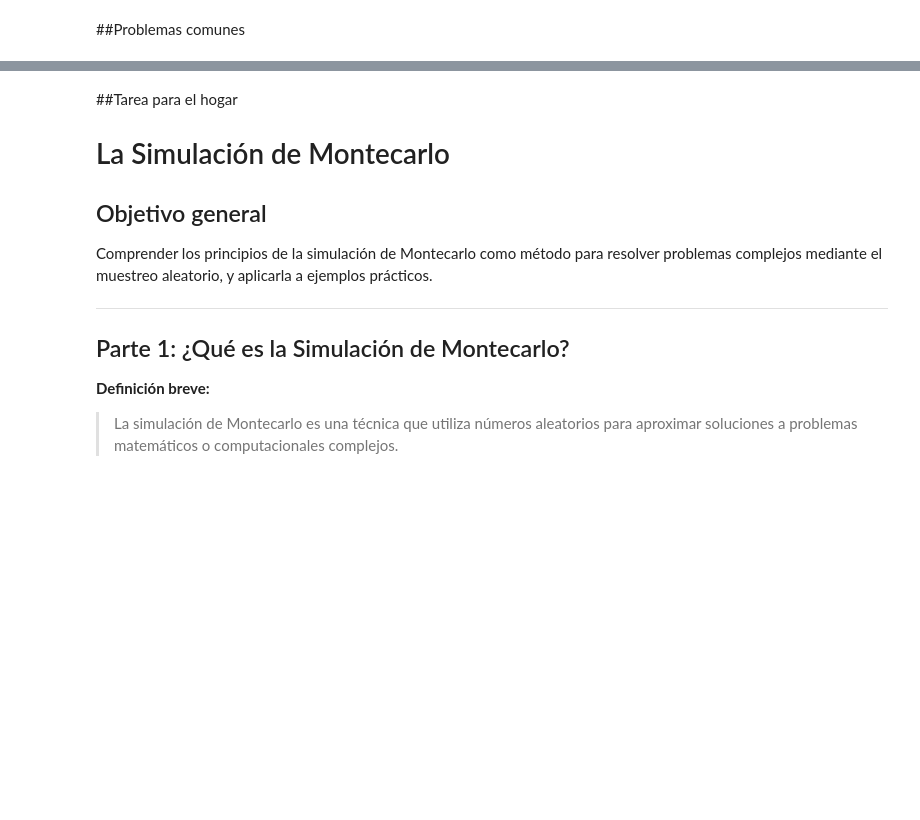
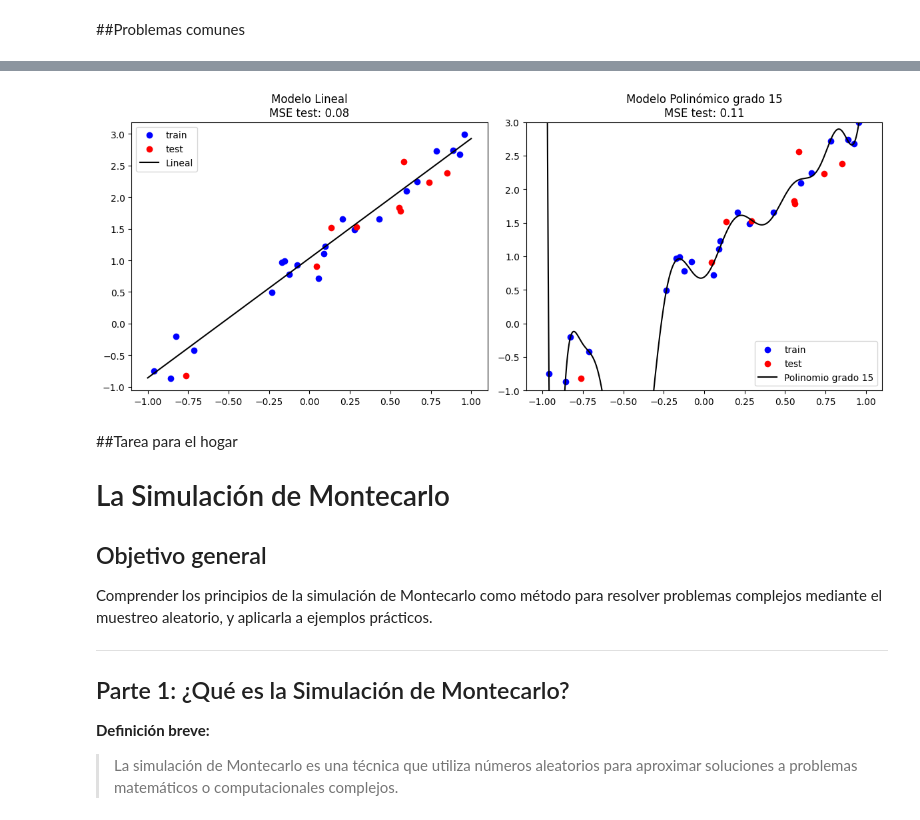
Before and after one commit to Reconocimiento-de-patrones-UNQ/Clase1, a Jupyter notebook: viernes30.ipynb, the cells around one changed output, grey strips where cells are left out. Saved outputs shown, nothing was run; the diff lists cells and outputs as text; code cells hidden in the pictures; blank space fills up the shorter version.

```diff
--- a/viernes30.ipynb
+++ b/viernes30.ipynb
@@ -283,6 +290,63 @@ bioinformática, los features (características) son equivalentes a las dimensio
     Muchos estudiantes creen que un buen ajuste implica buena predicción → falso.
 
     Tenés que mostrar la importancia de evaluar con datos que el modelo no vio.
+# %%
+import numpy as np
+import matplotlib.pyplot as plt
+from sklearn.linear_model import LinearRegression
+from sklearn.preprocessing import PolynomialFeatures
+from sklearn.pipeline import make_pipeline
+from sklearn.model_selection import train_test_split
+from sklearn.metrics import mean_squared_error
+
+# 1. Generar datos lineales con ruido
+np.random.seed(0)
+n = 30
+X = np.sort(np.random.rand(n) * 2 - 1).reshape(-1, 1)  # valores entre -1 y 1
+y = 2 * X.squeeze() + 1 + np.random.normal(0, 0.2, n)  # y = 2x + 1 + ruido
+
+# 2. Separar en train y test
+X_train, X_test, y_train, y_test = train_test_split(X, y, test_size=0.3, random_state=1)
+
+# 3. Modelos
+model_lineal = LinearRegression()
+model_poli15 = make_pipeline(PolynomialFeatures(degree=15), LinearRegression())
+
+model_lineal.fit(X_train, y_train)
+model_poli15.fit(X_train, y_train)
+
+# 4. Predicciones
+x_plot = np.linspace(-1, 1, 500).reshape(-1, 1)
+y_pred_lineal = model_lineal.predict(x_plot)
+y_pred_poli15 = model_poli15.predict(x_plot)
+
+# 5. Errores
+mse_lineal = mean_squared_error(y_test, model_lineal.predict(X_test))
+mse_poli15 = mean_squared_error(y_test, model_poli15.predict(X_test))
+
+# 6. Graficar
+plt.figure(figsize=(12, 5))
+
+# Lineal
+plt.subplot(1, 2, 1)
+plt.scatter(X_train, y_train, label="train", color="blue")
+plt.scatter(X_test, y_test, label="test", color="red")
+plt.plot(x_plot, y_pred_lineal, color="black", label="Lineal")
+plt.title(f"Modelo Lineal\nMSE test: {mse_lineal:.2f}")
+plt.legend()
+
+# Polinómico
+plt.subplot(1, 2, 2)
+plt.scatter(X_train, y_train, label="train", color="blue")
+plt.scatter(X_test, y_test, label="test", color="red")
+plt.plot(x_plot, y_pred_poli15, color="black", label="Polinomio grado 15")
+plt.title(f"Modelo Polinómico grado 15\nMSE test: {mse_poli15:.2f}")
+plt.legend()
+plt.ylim(-1,3)
+plt.tight_layout()
+plt.show()
+# %% [output]
+[figure, added]
 # %% [markdown]
 ##Tarea para el hogar
 
```
Also changed, not shown: parts of 2 cells of this notebook.
